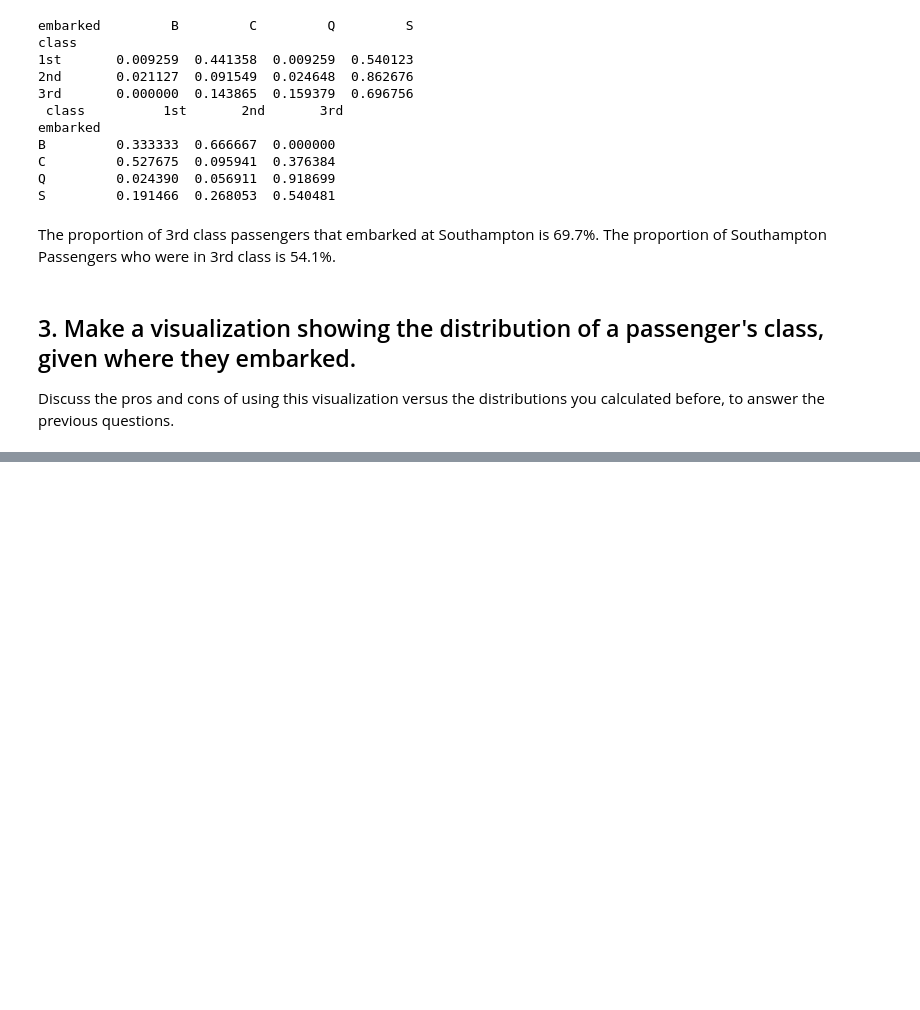
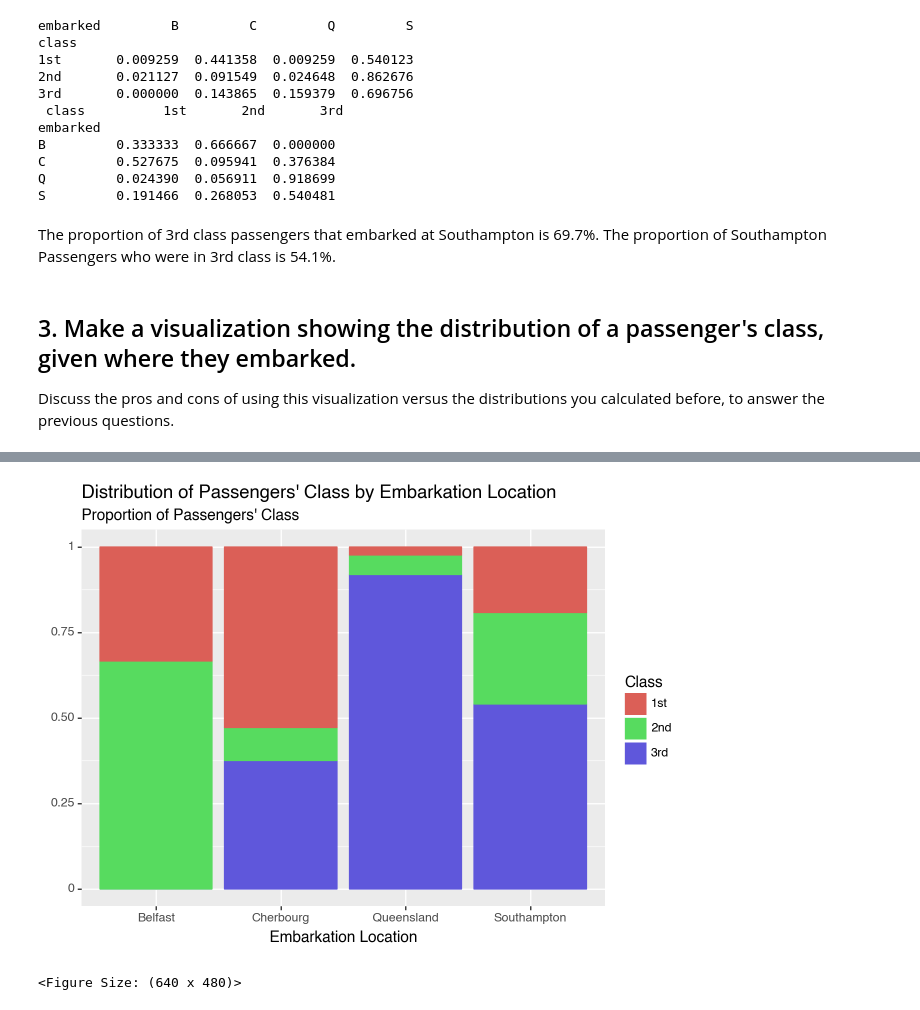
Before and after one commit to bnkessler/Data-Science-and-Machine-Learning, a Jupyter notebook: Week2/Titanic_Wrangling.ipynb, the cells around one changed output, grey strips where cells are left out. Cells and saved outputs as stored; diff of their text form; code cells hidden in the pictures; blank space fills up the shorter version.

```diff
--- a/Week2/Titanic_Wrangling.ipynb
+++ b/Week2/Titanic_Wrangling.ipynb
@@ -91,0 +92,4 @@ PlotnineError: "Could not evaluate the 'x' mapping: 'embarked' (original error:
+# %%
+long_df = p_cond_embark.stack().reset_index()
+long_df.columns = ["embarked", "class", "probability"]
+long_df
@@ -91,0 +110,20 @@ PlotnineError: "Could not evaluate the 'x' mapping: 'embarked' (original error:
+# %%
+# Code here
+from plotnine import ggplot, aes, geom_bar, labs, scale_x_discrete
+(ggplot(long_df, aes(x = "embarked", y = "probability", color = "class", fill = "class")) +
+    geom_bar(stat = "identity") +
+    labs(
+        x = "Embarkation Location",
+        y = "",
+        subtitle = "Proportion of Passengers' Class",
+        title = "Distribution of Passengers' Class by Embarkation Location",
+        color = "Class",
+        fill = "Class"
+    ) +
+    scale_x_discrete(
+        labels = {"B": "Belfast", "C": "Cherbourg", "Q": "Queensland", "S": "Southampton"}
+    )
+)
+# %% [output]
+[figure, added]
+<Figure Size: (640 x 480)>
```
Also changed, not shown: parts of 3 cells of this notebook, 3 other files.
